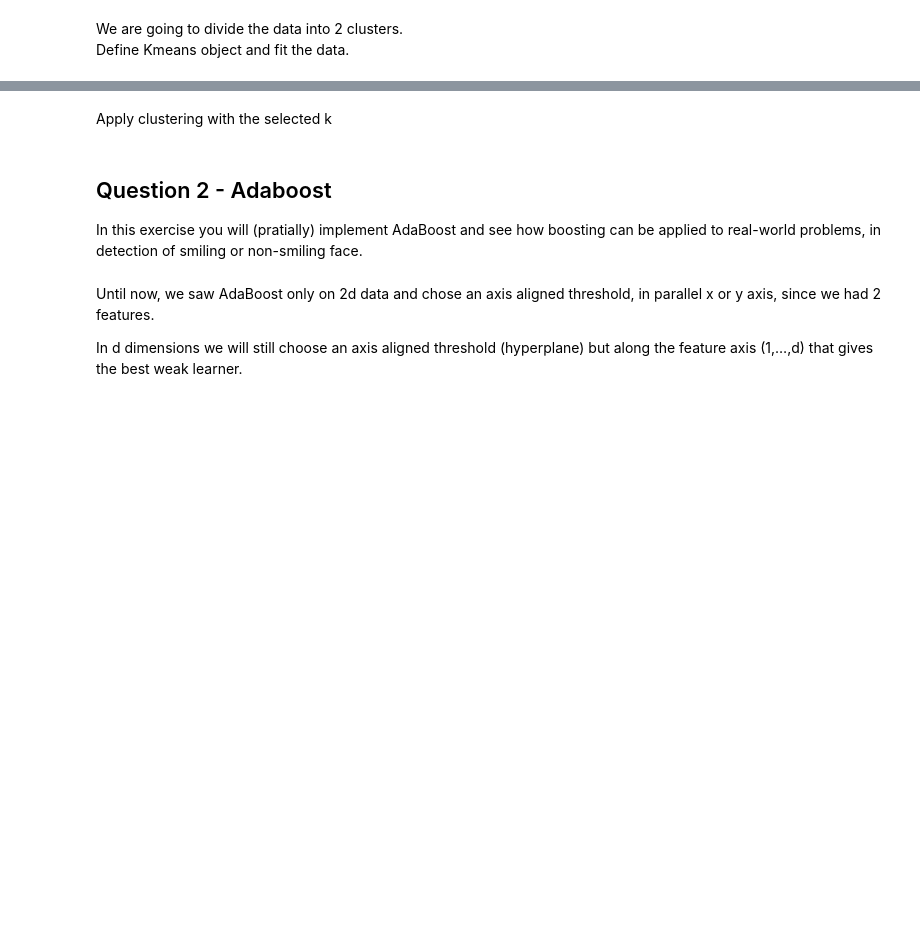
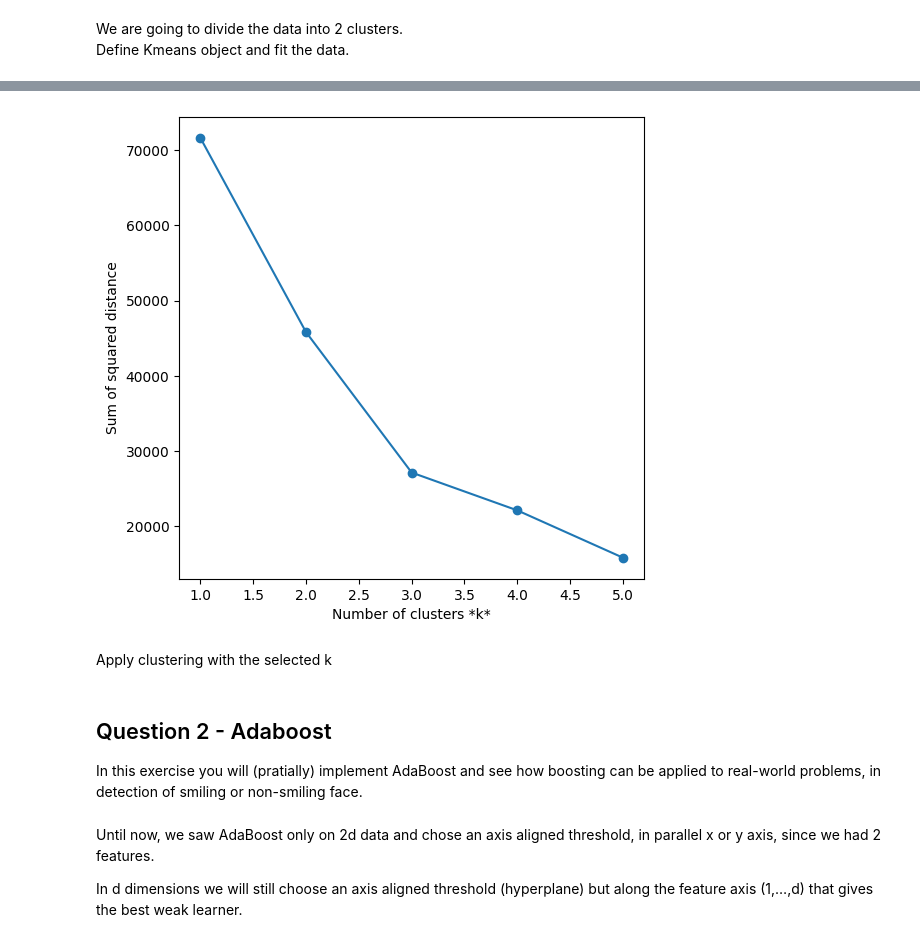
Before and after one commit to MahmoudAbade/ML-HW, a Jupyter notebook: HW4.ipynb, the cells around one changed output, grey strips where cells are left out. Cells and saved outputs as stored; diff of their text form; code cells hidden in the pictures; blank space fills up the shorter version.

```diff
--- a/HW4.ipynb
+++ b/HW4.ipynb
@@ -215,16 +223,21 @@ Use the Elbow Method to choose another number of centroids between 1-5. <br/>
 # %%
 sse = []
 list_k = list(range(1, 6))
 
 for k in list_k:
-  sse.append(error_of_current_clustering)
+  cluster= Kmeans(n_clusters=k)
+  cluster.fit(data)
+  sse.append(cluster.error)
+  #sse.append(error_of_current_clustering)
 
 '''Plot sse against k'''
 plt.figure(figsize=(6, 6))
 plt.plot(list_k, sse, '-o')
 plt.xlabel(r'Number of clusters *k*')
 plt.ylabel('Sum of squared distance')
 plt.show()
+# %% [output]
+[figure, added]
 # %% [markdown]
 Apply clustering with the selected k
 # %%
```
Also changed, not shown: parts of 5 cells of this notebook.
